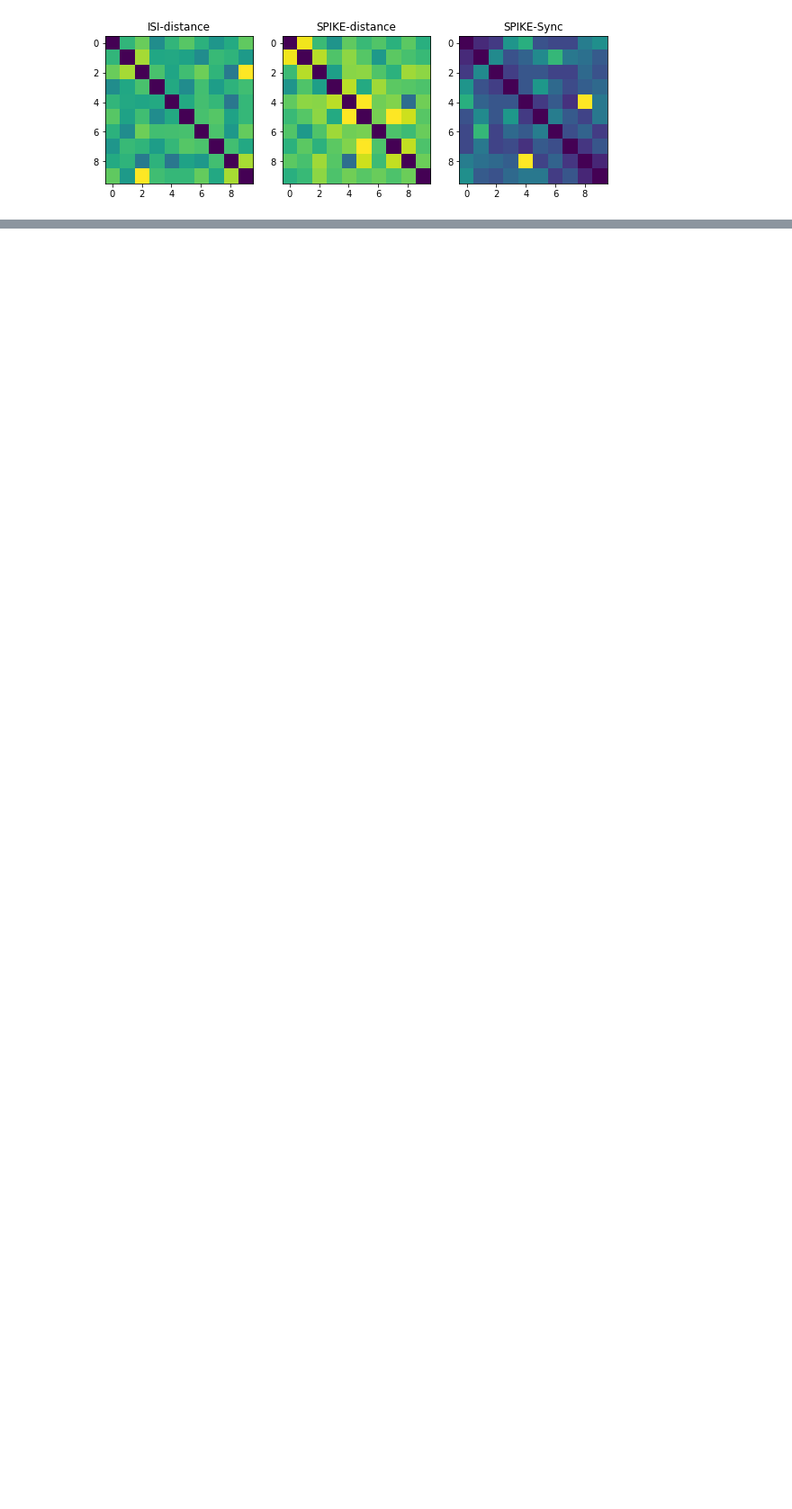
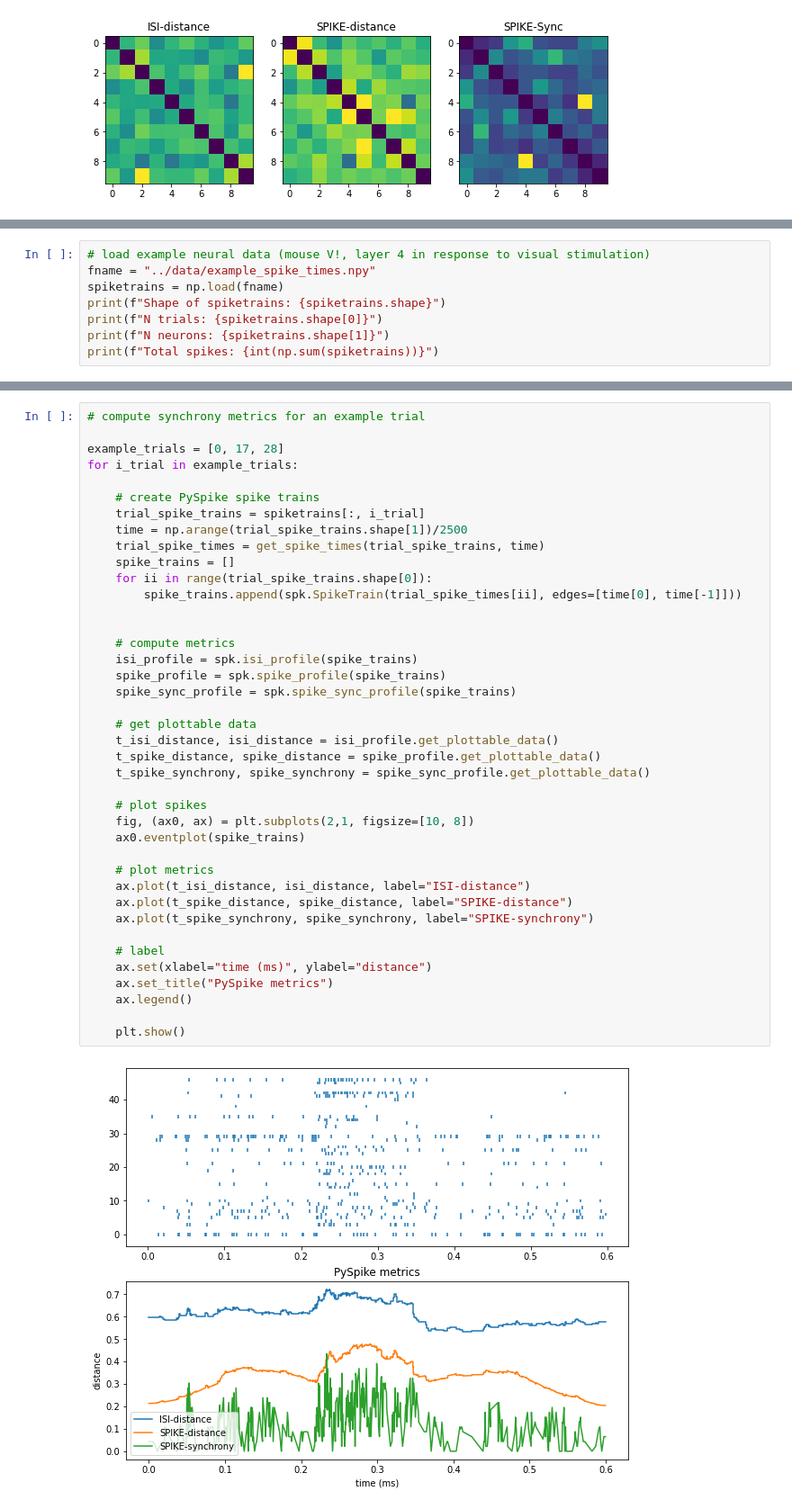
Before and after one commit to mwprestonjr/spike_synchrony, a Jupyter notebook: notebooks/demo_pyspike.ipynb, the cells around one changed output, grey strips where cells are left out. Shown at 90% size. Saved outputs shown, nothing was run; the diff lists cells and outputs as text; blank space fills up the shorter version.

```diff
--- a/notebooks/demo_pyspike.ipynb
+++ b/notebooks/demo_pyspike.ipynb
@@ -245,0 +278,8 @@ plt.show()
+# %%
+# load example neural data (mouse V!, layer 4 in response to visual stimulation)
+fname = "../data/example_spike_times.npy"
+spiketrains = np.load(fname)
+print(f"Shape of spiketrains: {spiketrains.shape}")
+print(f"N trials: {spiketrains.shape[0]}")
+print(f"N neurons: {spiketrains.shape[1]}")
+print(f"Total spikes: {int(np.sum(spiketrains))}")
@@ -245,0 +301,42 @@ plt.show()
+# %%
+# compute synchrony metrics for an example trial
+
+example_trials = [0, 17, 28]
+for i_trial in example_trials:
+
+    # create PySpike spike trains
+    trial_spike_trains = spiketrains[:, i_trial]
+    time = np.arange(trial_spike_trains.shape[1])/2500
+    trial_spike_times = get_spike_times(trial_spike_trains, time)
+    spike_trains = []
+    for ii in range(trial_spike_trains.shape[0]):
+        spike_trains.append(spk.SpikeTrain(trial_spike_times[ii], edges=[time[0], time[-1]]))
+
+
+    # compute metrics
+    isi_profile = spk.isi_profile(spike_trains)
+    spike_profile = spk.spike_profile(spike_trains)
+    spike_sync_profile = spk.spike_sync_profile(spike_trains)
+
+    # get plottable data
+    t_isi_distance, isi_distance = isi_profile.get_plottable_data()
+    t_spike_distance, spike_distance = spike_profile.get_plottable_data()
+    t_spike_synchrony, spike_synchrony = spike_sync_profile.get_plottable_data()
+
+    # plot spikes
+    fig, (ax0, ax) = plt.subplots(2,1, figsize=[10, 8])
+    ax0.eventplot(spike_trains)
+
+    # plot metrics
+    ax.plot(t_isi_distance, isi_distance, label="ISI-distance")
+    ax.plot(t_spike_distance, spike_distance, label="SPIKE-distance")
+    ax.plot(t_spike_synchrony, spike_synchrony, label="SPIKE-synchrony")
+
+    # label
+    ax.set(xlabel="time (ms)", ylabel="distance")
+    ax.set_title("PySpike metrics")
+    ax.legend()
+
+    plt.show()
+# %% [output]
+[figure, added]
```
Also changed, not shown: parts of 11 cells of this notebook.
